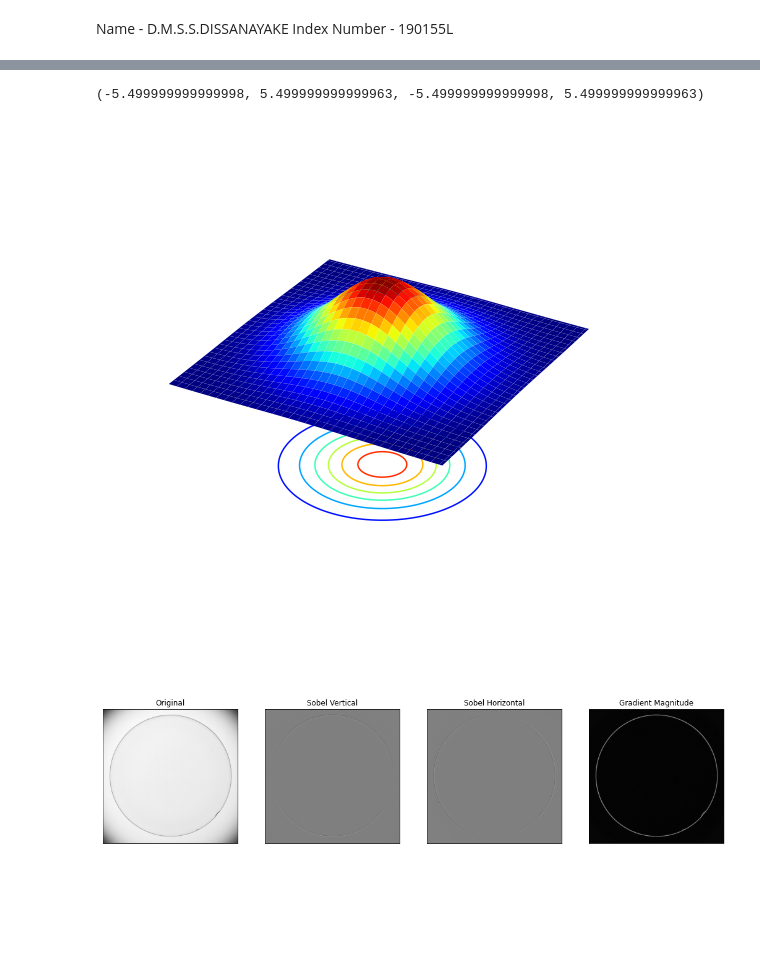
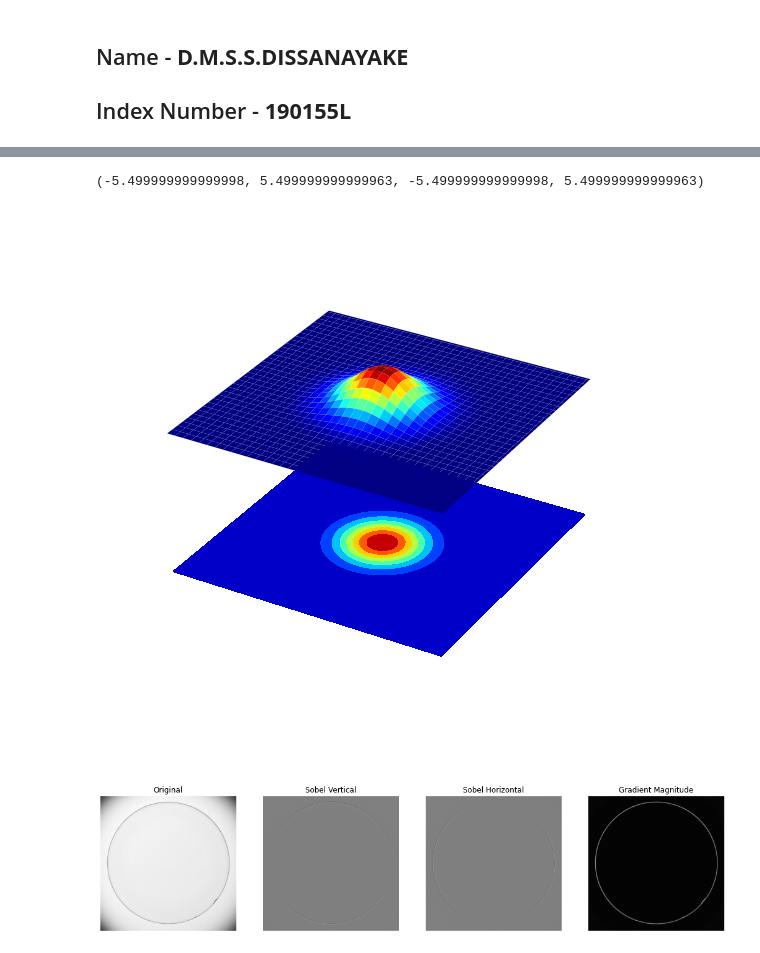
Before and after one commit to SeniruD/EN2550_Exercises, a Jupyter notebook: EX3/190155L_Exercise03.ipynb, the cells around one changed output, grey strips where cells are left out. Drawn from its saved outputs; the diff is of its cells as text; code cells hidden in the pictures; blank space fills up the shorter version.

```diff
--- a/EX3/190155L_Exercise03.ipynb
+++ b/EX3/190155L_Exercise03.ipynb
@@ -1,6 +1,6 @@
 # %% [markdown]
-Name - D.M.S.S.DISSANAYAKE
-Index Number - 190155L
+## Name - **D.M.S.S.DISSANAYAKE**
+## Index Number - **190155L**
 # %%
 # Question 01
 
@@ -32,35 +32,30 @@ plt.show()
 # %%
 #  Question 02
 
 import cv2 as cv
 import numpy as np
 import matplotlib.pyplot as plt
 from mpl_toolkits.mplot3d import Axes3D
 from matplotlib import cm
-from matplotlib.ticker import LinearLocator, FormatStrFormatter
 
 fig = plt.figure(figsize=(10,10))
 ax = fig.add_subplot(111,projection = '3d')
 sigma = 1
 
 X_ = np.arange(-5,5.1,0.1)
 Y_ = np.arange(-5,5.1, 0.1)
 X, Y = np.meshgrid(X_,Y_)
-Z = np.exp(-(X**2 + Y**2)/(2*np.pi*sigma**2))
+Z = (1/np.sqrt(2*np.pi*sigma))*np.exp(-(X**2 + Y**2)/(2*sigma**2))
 
 # Plot surface
-surf = ax.plot_surface(X,Y,Z, cmap = cm.jet, linewidth = 0 , antialiased = True)
-
-#Customize the Z axis
-ax.zaxis.set_major_locator(LinearLocator(10))
-ax.zaxis.set_major_formatter(FormatStrFormatter('%.02f'))
-
-cset = ax.contour(X, Y, Z, zdir='z', offset=np.min(Z) -1.5, cmap = cm.jet)
+surf = ax.plot_surface(X,Y,Z, cmap = cm.jet, antialiased = True)
+#plot contour
+cset = ax.contourf(X, Y, Z, zdir='z', offset=np.min(Z) -1.5, cmap = cm.jet)
 ax.set_zlim(np.min(Z)-2,np.max(Z))
 plt.axis("off")
 # %% [output]
 (-5.499999999999998, 5.499999999999963, -5.499999999999998, 5.499999999999963)
-[figure, old version]
+[figure, new version]
 # %%
 # Question 03
 
@@ -89,10 +84,10 @@ ax[3].imshow(img_grad,cmap= 'gray')
 ax[3].set_title('Gradient Magnitude')
 
 for i in range(4):
-    ax[i].set_xticks([]), ax[i].set_yticks([])
+        ax[i].axis('off')
 
 plt.show()
 # %% [output]
-[figure, old version]
+[figure, new version]
 # %%
 # Question 04
```
Also changed, not shown: parts of 2 cells of this notebook, 2 other files.
